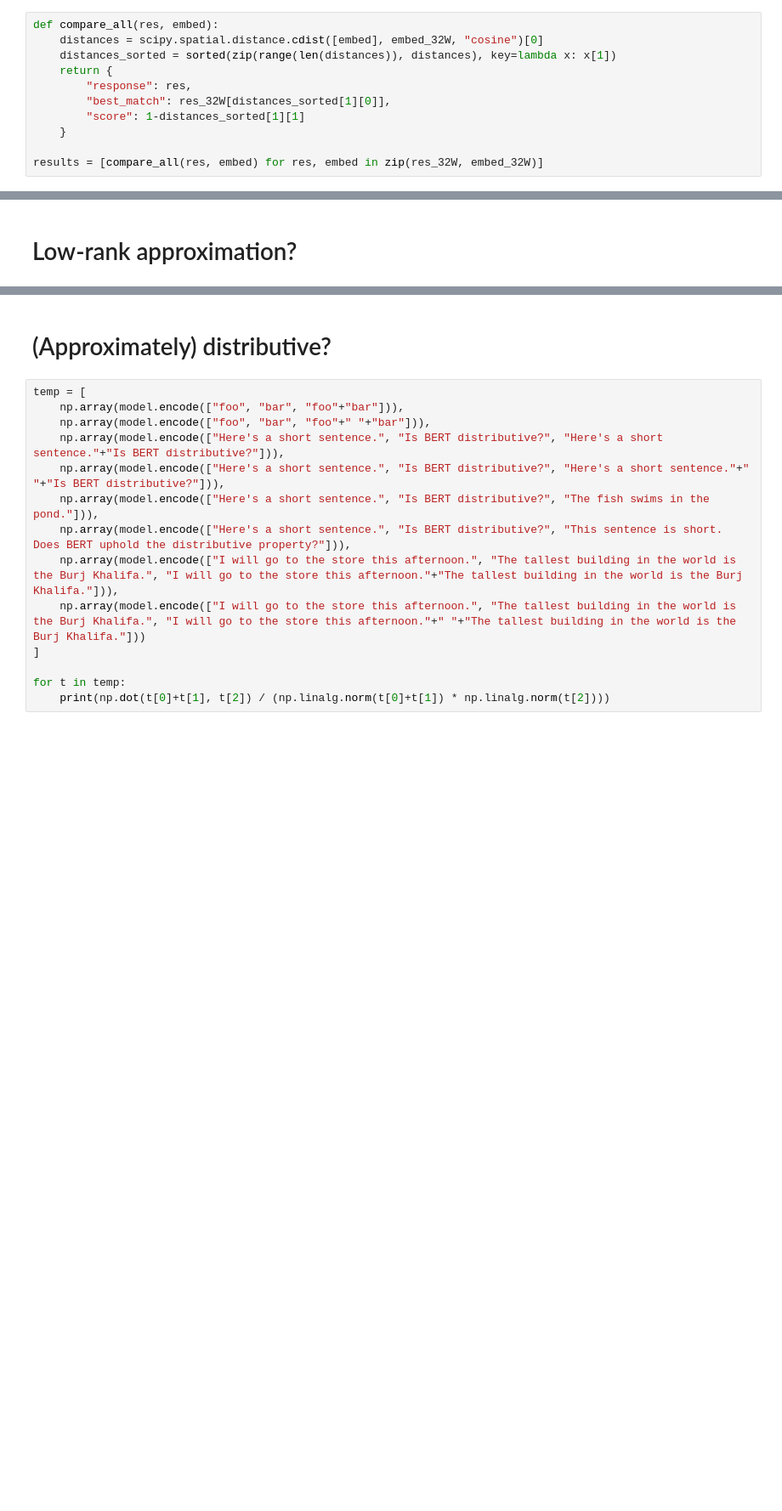
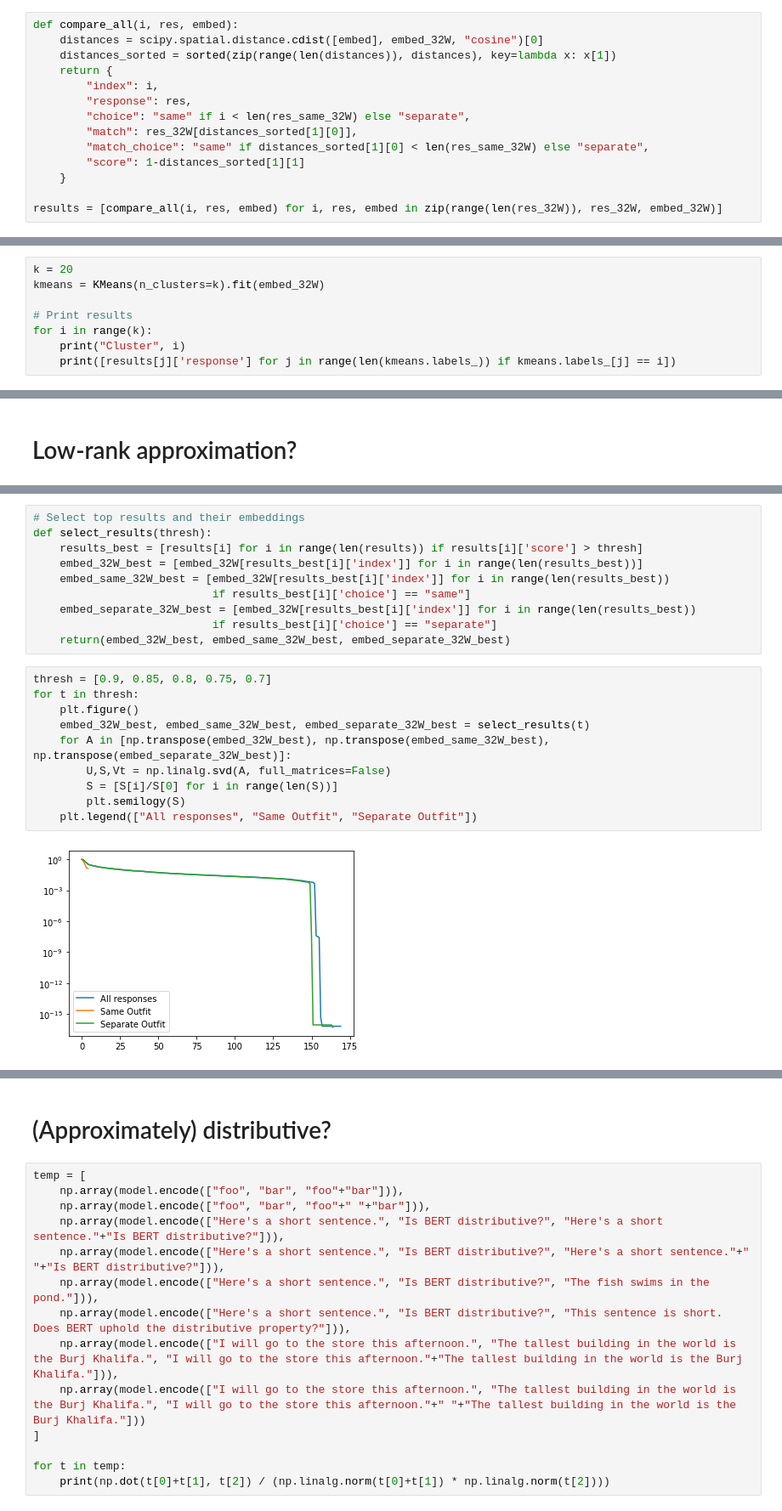
Before and after one commit to amos3vt/ASWW2, a Jupyter notebook: scripts/ResponseMatching.ipynb, the cells around one changed output, grey strips where cells are left out. Shown at 85% size. Saved outputs shown, nothing was run; the diff lists cells and outputs as text; blank space fills up the shorter version.

```diff
--- a/scripts/ResponseMatching.ipynb
+++ b/scripts/ResponseMatching.ipynb
@@ -49,16 +50,19 @@ embed_32W = np.concatenate((embed_same_32W, embed_separate_32W), axis = 0)
 # %% [markdown]
 ## Compare responses
 # %%
-def compare_all(res, embed):
+def compare_all(i, res, embed):
     distances = scipy.spatial.distance.cdist([embed], embed_32W, "cosine")[0]
     distances_sorted = sorted(zip(range(len(distances)), distances), key=lambda x: x[1])
     return {
+        "index": i,
         "response": res,
-        "best_match": res_32W[distances_sorted[1][0]],
+        "choice": "same" if i < len(res_same_32W) else "separate",
+        "match": res_32W[distances_sorted[1][0]],
+        "match_choice": "same" if distances_sorted[1][0] < len(res_same_32W) else "separate",
         "score": 1-distances_sorted[1][1]
     }
 
-results = [compare_all(res, embed) for res, embed in zip(res_32W, embed_32W)]
+results = [compare_all(i, res, embed) for i, res, embed in zip(range(len(res_32W)), res_32W, embed_32W)]
 # %% [markdown]
 ## Write as CSV
 # %%
@@ -70,0 +77,8 @@ df.to_csv("../data/response_match.csv", index=False)
+# %%
+k = 20
+kmeans = KMeans(n_clusters=k).fit(embed_32W)
+
+# Print results
+for i in range(k):
+    print("Cluster", i)
+    print([results[j]['response'] for j in range(len(kmeans.labels_)) if kmeans.labels_[j] == i])
@@ -86,0 +127,22 @@ plt.show()
+# %%
+# Select top results and their embeddings
+def select_results(thresh):
+    results_best = [results[i] for i in range(len(results)) if results[i]['score'] > thresh]
+    embed_32W_best = [embed_32W[results_best[i]['index']] for i in range(len(results_best))]
+    embed_same_32W_best = [embed_32W[results_best[i]['index']] for i in range(len(results_best))
+                           if results_best[i]['choice'] == "same"]
+    embed_separate_32W_best = [embed_32W[results_best[i]['index']] for i in range(len(results_best))
+                           if results_best[i]['choice'] == "separate"]
+    return(embed_32W_best, embed_same_32W_best, embed_separate_32W_best)
+# %%
+thresh = [0.9, 0.85, 0.8, 0.75, 0.7]
+for t in thresh:
+    plt.figure()
+    embed_32W_best, embed_same_32W_best, embed_separate_32W_best = select_results(t)
+    for A in [np.transpose(embed_32W_best), np.transpose(embed_same_32W_best), np.transpose(embed_separate_32W_best)]:
+        U,S,Vt = np.linalg.svd(A, full_matrices=False)
+        S = [S[i]/S[0] for i in range(len(S))]
+        plt.semilogy(S)
+    plt.legend(["All responses", "Same Outfit", "Separate Outfit"])
+# %% [output]
+[figure, added]
```
Also changed, not shown: parts of 10 cells of this notebook, 1 other file.
